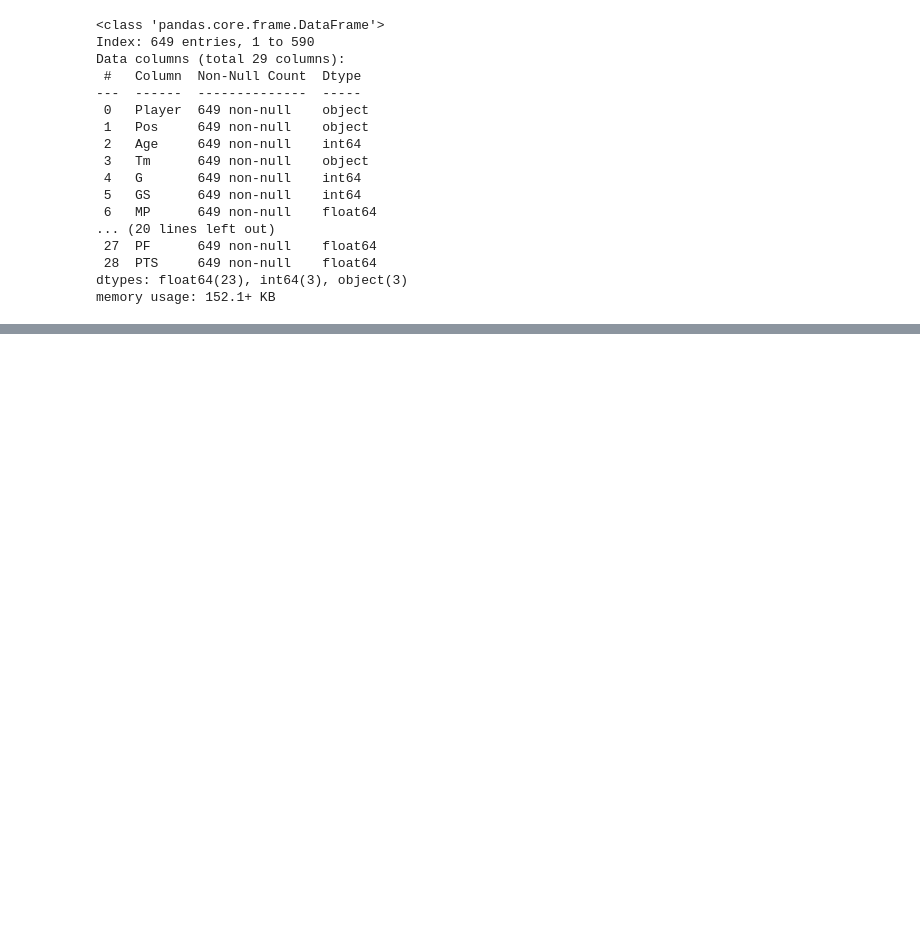
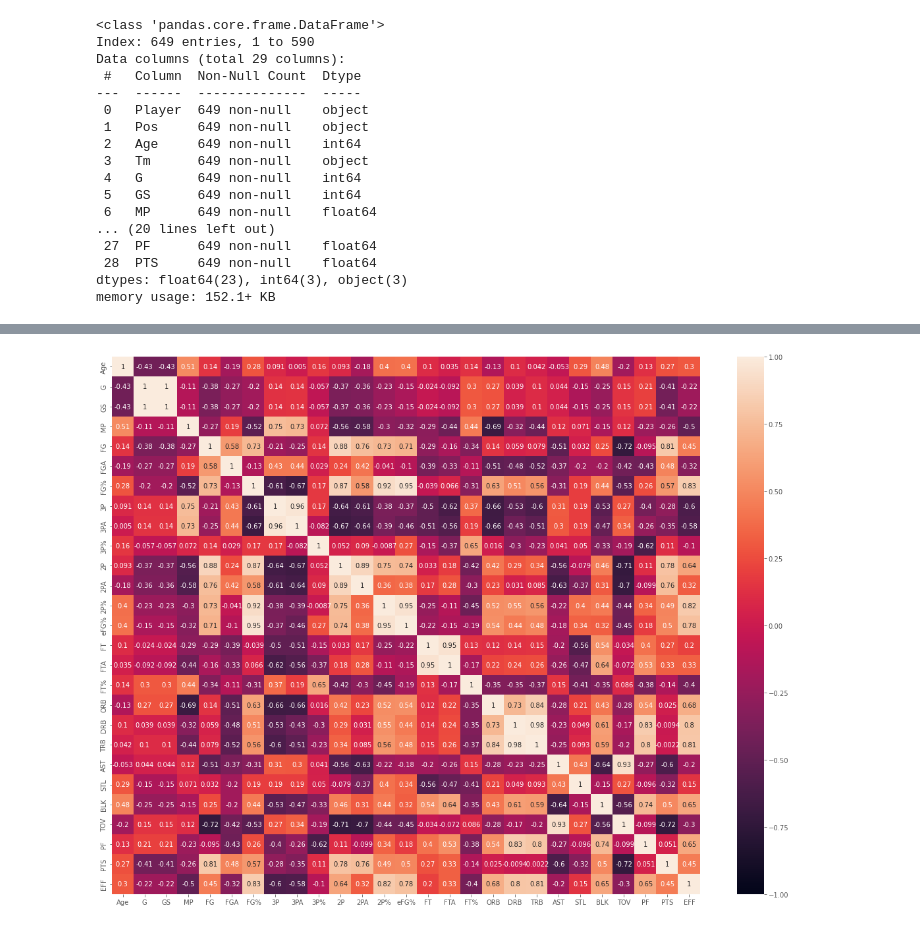
Before and after one commit to seher13/Nba, a Jupyter notebook: NBA_stats_2021_22_Web_scrapping.ipynb, the cells around one changed output, grey strips where cells are left out. Saved outputs shown, nothing was run; the diff lists cells and outputs as text; code cells hidden in the pictures; blank space fills up the shorter version.

```diff
--- a/NBA_stats_2021_22_Web_scrapping.ipynb
+++ b/NBA_stats_2021_22_Web_scrapping.ipynb
@@ -273,0 +295,10 @@ print(list(enumerate(n)))
+# %%
+plt.style.use('ggplot')
+fig = plt.figure(figsize=(20,15))
+ax1 = fig.add_subplot(111)
+
+corrMatrix = top10.corr()
+ax1 = sns.heatmap(corrMatrix, vmin=-1, vmax=1, annot=True)
+plt.show()
+# %% [output]
+[figure, added]
```
Also changed, not shown: parts of 17 cells of this notebook.
